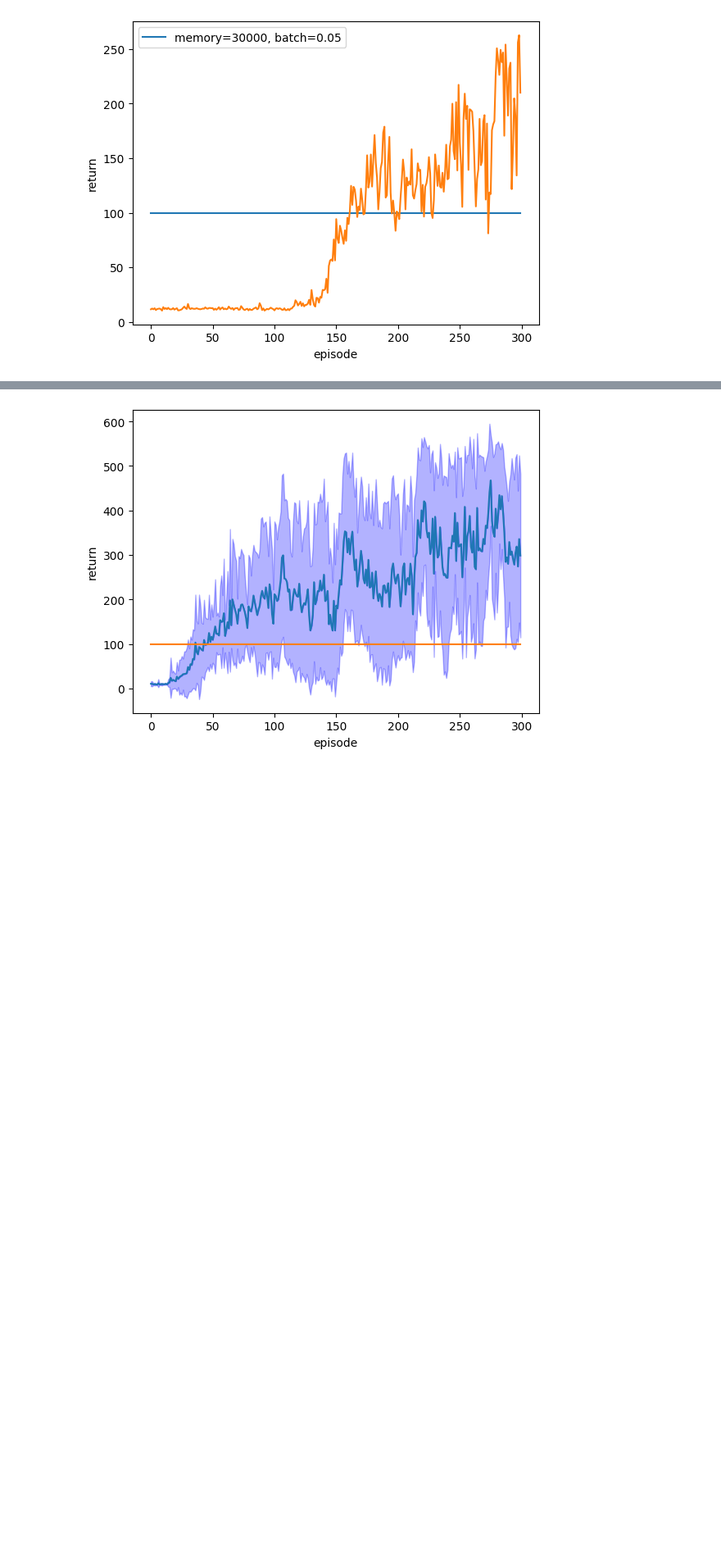
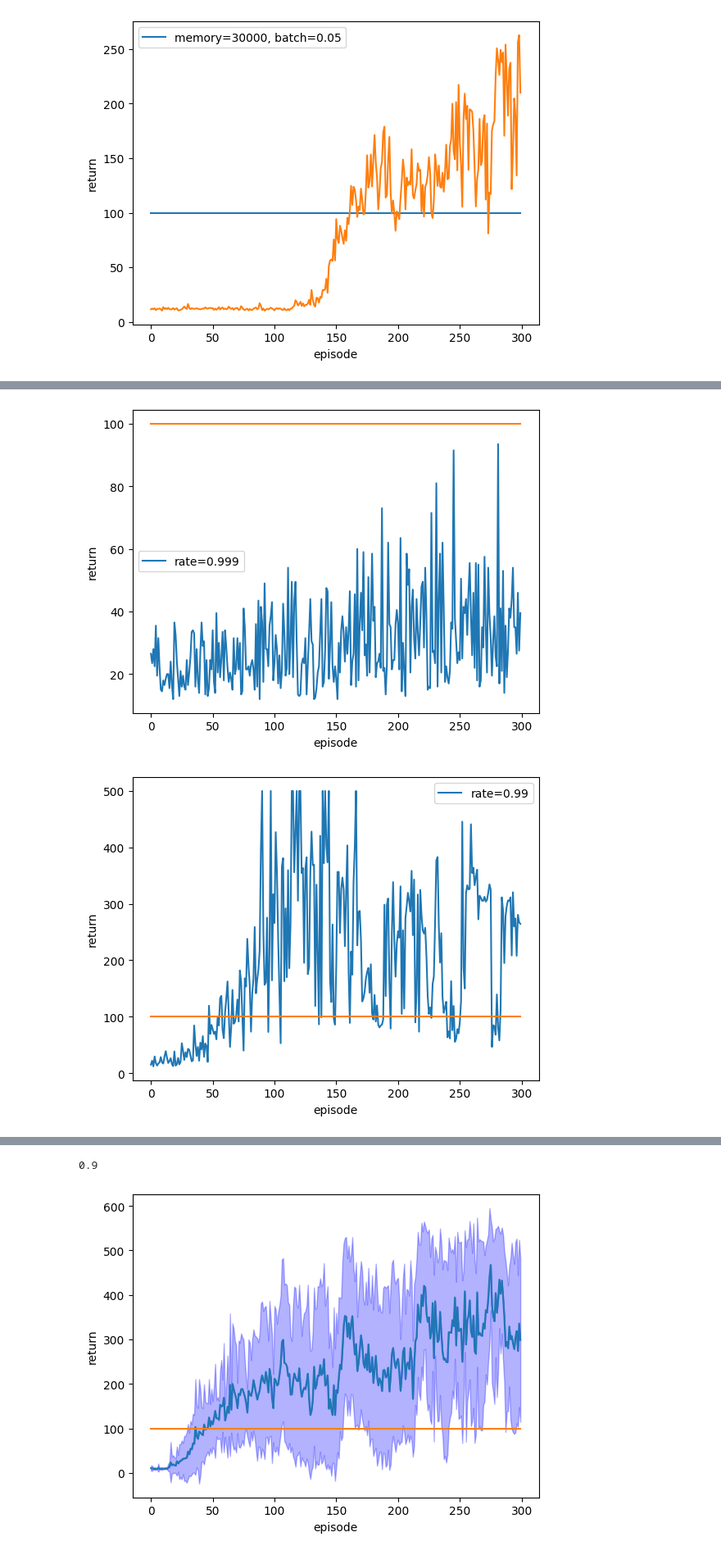
Before and after one commit to mitsides06/DQN-Hyperparameter-Tuning, a Jupyter notebook: coursework2.ipynb, the cells around one changed output, grey strips where cells are left out. Shown at 82% size. Drawn from its saved outputs; the diff is of its cells as text; code cells hidden in the pictures; blank space fills up the shorter version.

```diff
--- a/coursework2.ipynb
+++ b/coursework2.ipynb
@@ -378,0 +689,8 @@ with open(file_name, "wb") as file:
+# %%
+rates= [0.999, 0.99, 0.98, 0.95, 0.9]
+
+#SAVE THIS VARIABLE USING PICKLE
+rates_results = []
+
+for idx, rate in enumerate(rates):
+    rates_results.append(test_model_decay(episodes_num=300, runs_num=2, architecture=best_architecture, learning_rate=0.01, memory_size=10000, batch_size=100, rate=rate, update_net_freq=1))
@@ -378,0 +725,26 @@ with open(file_name, "wb") as file:
+# %%
+legends = []
+max_val = -float("inf")
+best_rate = None
+for idx, rate in enumerate(rates_results):
+    results = torch.tensor(rate)
+    means = results.float().mean(0)
+    if torch.mean(means[150:]) > max_val:
+        max_val = torch.mean(means[150:])
+        best_rate = rates[idx]
+    legend = f"rate={rates[idx]}"
+    legends.append(legend)
+    plt.plot(torch.arange(300), means)
+    constant = [100] * 300
+    plt.plot(torch.arange(300), constant)
+
+
+    plt.legend(legends)
+    plt.ylabel("return")
+    plt.xlabel("episode")
+    plt.show()
+    legends = []
+best_rate
+# %% [output]
+[figure, added]
+[figure, added]
@@ -379,3 +754,4 @@ with open(file_name, "wb") as file:
+0.9
 # %%
 # Plotting the learning curve
 # Placeholder plot, you are free to modify it
```
Also changed, not shown: parts of 24 cells of this notebook, 3 other files.
